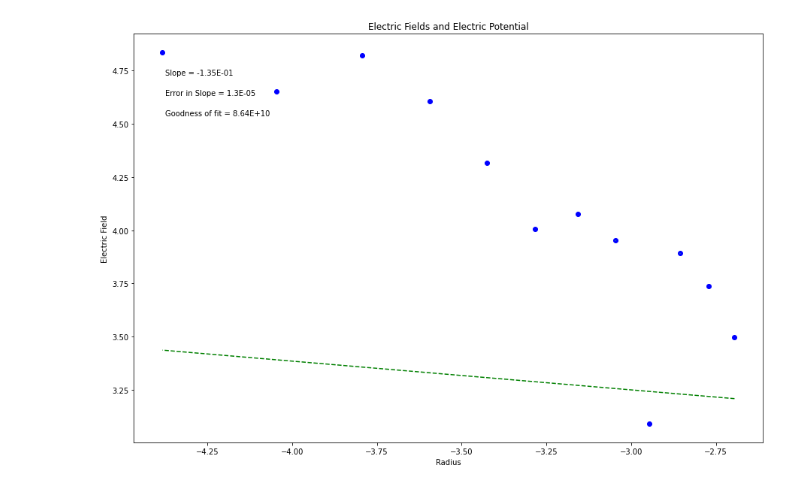
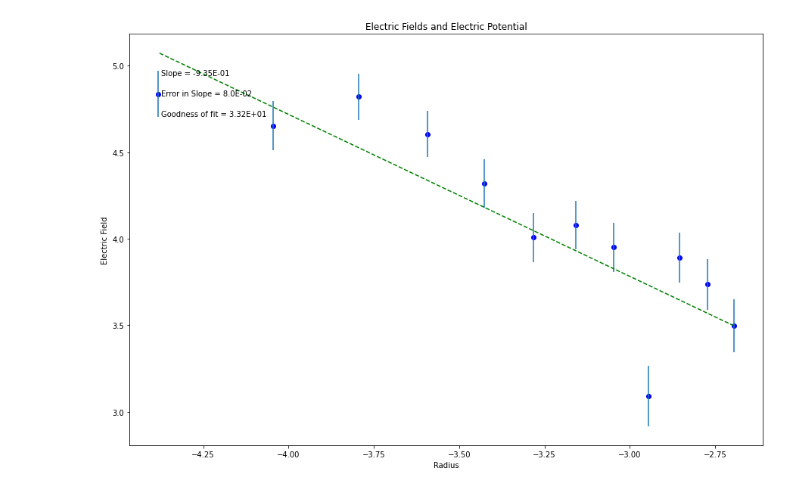
Before and after one commit to hkollbaum/ElectricField_Potential, a Jupyter notebook: PHSX216_Plotting_2020_(4).ipynb, the cells around one changed output. Cells and saved outputs as stored; diff of their text form; code cells hidden in the pictures.

```diff
--- a/PHSX216_Plotting_2020_(4).ipynb
+++ b/PHSX216_Plotting_2020_(4).ipynb
@@ -21,7 +23,7 @@ lnEr = np.array([3.496, 3.737, 3.891, 3.091, 3.951, 4.077, 4.007, 4.317, 4.605,
 #--------------------------------------------#
 #Create arrays for uncertainties
 #CHANGE THE VARIABLE NAME and numbers to match your data
-err_lnEr = np.array([.0001, .00008, .00006, .0003, .00005, .00004, .00004, .00002, .00001, .000009, .00001, .000009])
+err_lnEr = np.array([.1531, .1457, .1424, .1745, .1414, .1395, .1405, .1400, .1352, .1343, .1400, .1343])
 
 
 #--------------------------------------------#
@@ -59,31 +61,31 @@ def LLSFD2(x,y,dy):
 N = LLSFD2(x,y,dy)
 
 #-----------------------------------------------------------------------#
 #Plot data on graph. Plot error bars and place values for slope, error in slope
 #and goodness of fit on the plot using "annotate"
 
 plt.figure(figsize=(15,10))
 
 plt.plot(x, fit, color='green', linestyle='--')
 plt.scatter(x, y, color='blue', marker='o')
 
 
 #create labels  YOU NEED TO CHANGE THESE!!!
 plt.xlabel('Radius')
 plt.ylabel('Electric Field')
 plt.title('Electric Fields and Electric Potential')
 
 plt.errorbar(x, y, yerr=dy, xerr=None, fmt="none") #don't need to plot x error bars
 
 plt.annotate('Slope = {value:.{digits}E}'.format(value=m, digits=2),
              (0.05, 0.9), xycoords='axes fraction')
 
 plt.annotate('Error in Slope = {value:.{digits}E}'.format(value=dm, digits=1),
              (0.05, 0.85), xycoords='axes fraction')
 
 plt.annotate('Goodness of fit = {value:.{digits}E}'.format(value=N, digits=2),
              (0.05, 0.80), xycoords='axes fraction')
 
 plt.show()
 # %% [output]
-[figure, old version]
+[figure, new version]
```
Also changed, not shown: parts of 1 cell of this notebook.
